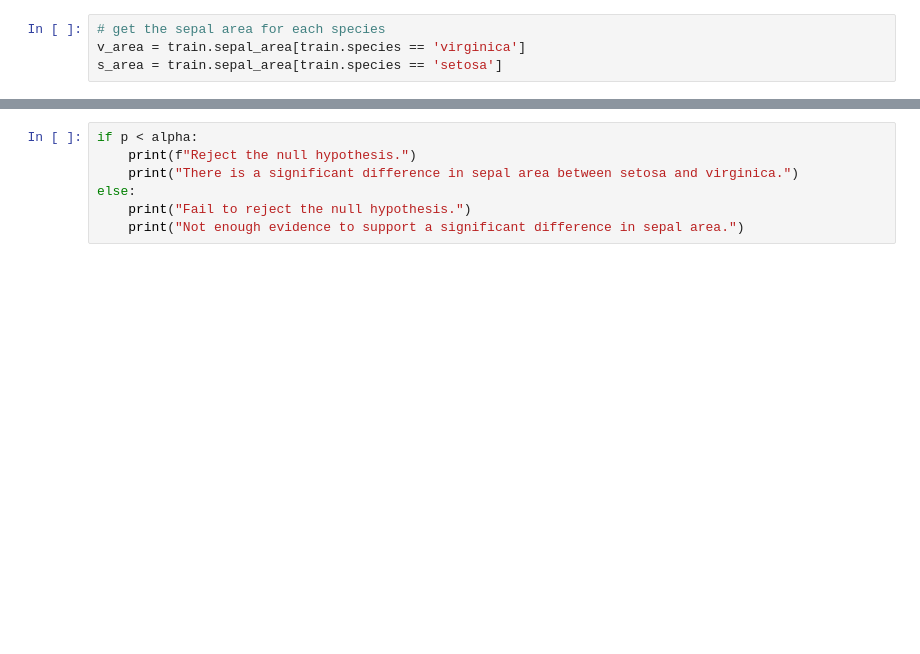
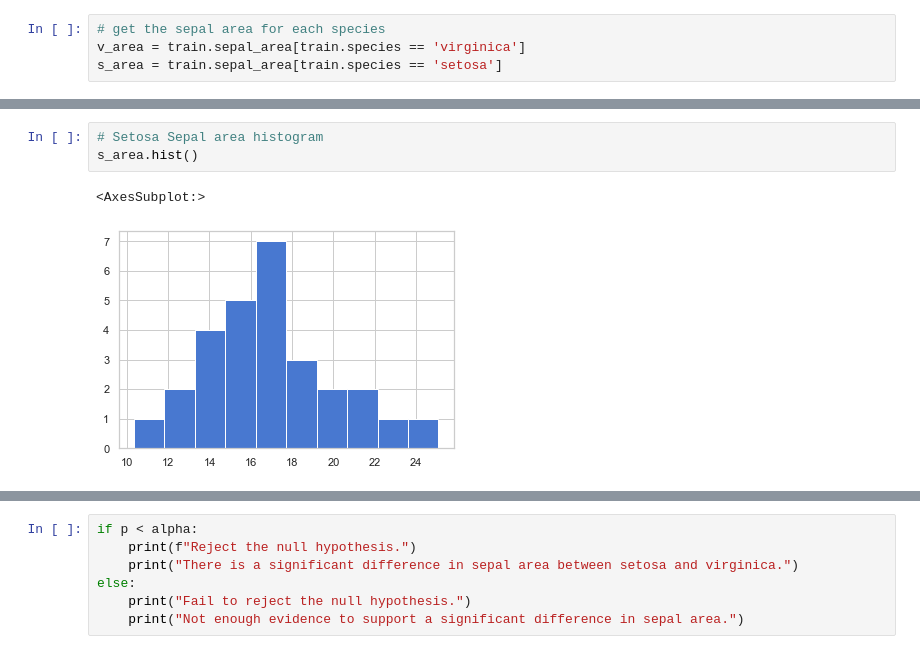
Before and after one commit to mariamnaqvi/classification-exercises, a Jupyter notebook: classification_exercises.ipynb, the cells around one changed output, grey strips where cells are left out. Saved outputs shown, nothing was run; the diff lists cells and outputs as text; blank space fills up the shorter version.

```diff
--- a/classification_exercises.ipynb
+++ b/classification_exercises.ipynb
@@ -529,0 +561,6 @@ s_area = train.sepal_area[train.species == 'setosa']
+# %%
+# Setosa Sepal area histogram
+s_area.hist()
+# %% [output]
+<AxesSubplot:>
+[figure, added]
```
Also changed, not shown: parts of 34 cells of this notebook.
